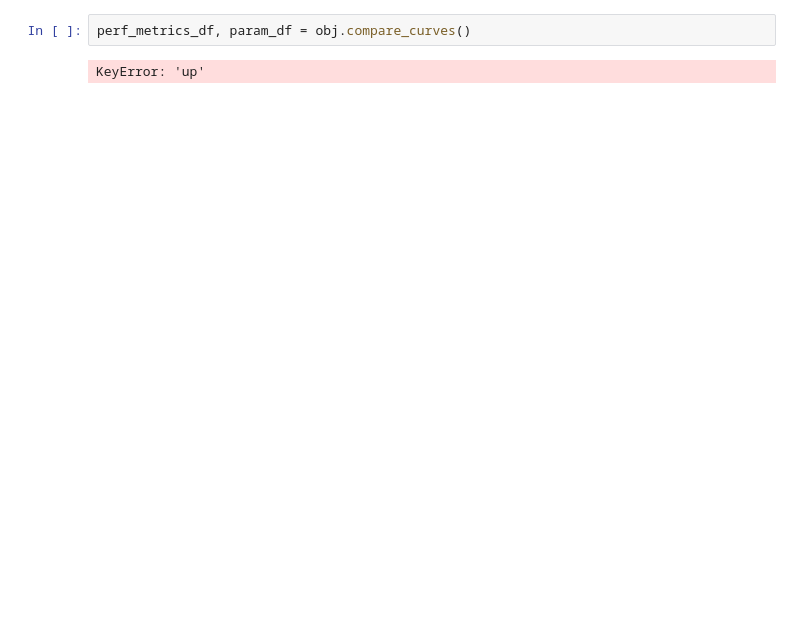
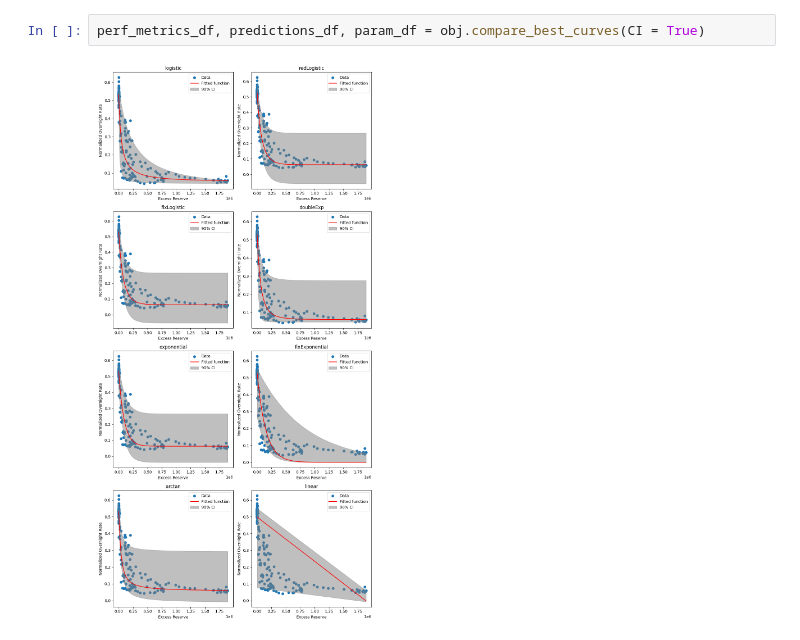
Before and after one commit to amineraboun/reserves_demand, a Jupyter notebook: notebooks/Example.ipynb, the cells around one changed output. Cells and saved outputs as stored; diff of their text form; blank space fills up the shorter version.

```diff
--- a/notebooks/Example.ipynb
+++ b/notebooks/Example.ipynb
@@ -74,4 +200,4 @@ best_params = obj.fit_best_curves()
 # %%
-perf_metrics_df, param_df = obj.compare_curves()
+perf_metrics_df, predictions_df, param_df = obj.compare_best_curves(CI = True)
 # %% [output]
-KeyError: 'up'
+[figure, added]
```
Also changed, not shown: parts of 10 cells of this notebook, 4 other files.
